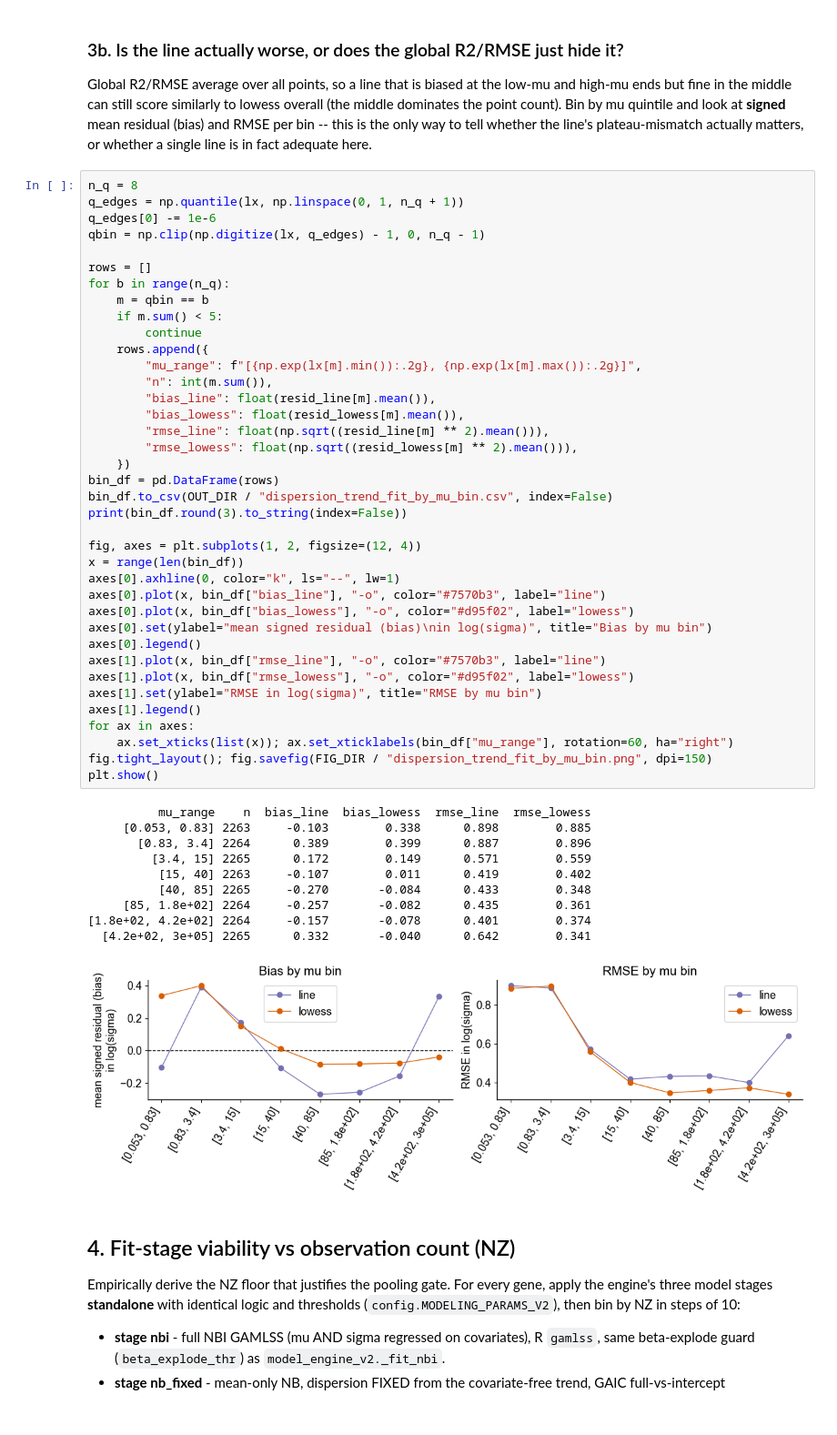
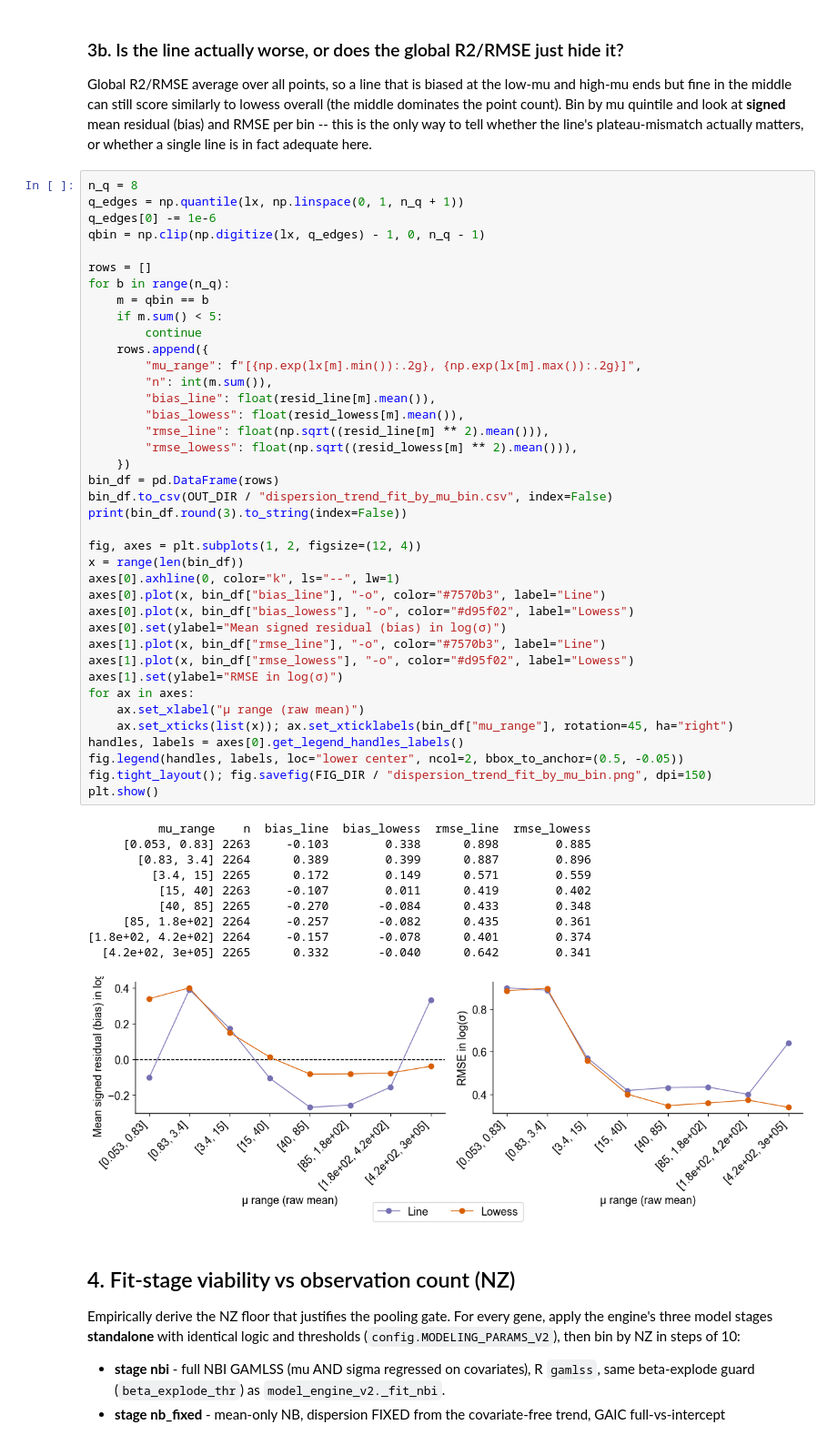
Before and after one commit to jmj3078/cfRNA_Disentaglement, a Jupyter notebook: EDA_Modeling/modeling_criteria_eda.ipynb, the cells around one changed output. Shown at 91% size. Drawn from its saved outputs; the diff is of its cells as text.

```diff
--- a/EDA_Modeling/modeling_criteria_eda.ipynb
+++ b/EDA_Modeling/modeling_criteria_eda.ipynb
@@ -225,43 +226,44 @@ for b in range(n_q):
     if m.sum() < 5:
         continue
     rows.append({
         "mu_range": f"[{np.exp(lx[m].min()):.2g}, {np.exp(lx[m].max()):.2g}]",
         "n": int(m.sum()),
         "bias_line": float(resid_line[m].mean()),
         "bias_lowess": float(resid_lowess[m].mean()),
         "rmse_line": float(np.sqrt((resid_line[m] ** 2).mean())),
         "rmse_lowess": float(np.sqrt((resid_lowess[m] ** 2).mean())),
     })
 bin_df = pd.DataFrame(rows)
 bin_df.to_csv(OUT_DIR / "dispersion_trend_fit_by_mu_bin.csv", index=False)
 print(bin_df.round(3).to_string(index=False))
 
 fig, axes = plt.subplots(1, 2, figsize=(12, 4))
 x = range(len(bin_df))
 axes[0].axhline(0, color="k", ls="--", lw=1)
-axes[0].plot(x, bin_df["bias_line"], "-o", color="#7570b3", label="line")
-axes[0].plot(x, bin_df["bias_lowess"], "-o", color="#d95f02", label="lowess")
-axes[0].set(ylabel="mean signed residual (bias)\nin log(sigma)", title="Bias by mu bin")
-axes[0].legend()
-axes[1].plot(x, bin_df["rmse_line"], "-o", color="#7570b3", label="line")
-axes[1].plot(x, bin_df["rmse_lowess"], "-o", color="#d95f02", label="lowess")
-axes[1].set(ylabel="RMSE in log(sigma)", title="RMSE by mu bin")
-axes[1].legend()
+axes[0].plot(x, bin_df["bias_line"], "-o", color="#7570b3", label="Line")
+axes[0].plot(x, bin_df["bias_lowess"], "-o", color="#d95f02", label="Lowess")
+axes[0].set(ylabel="Mean signed residual (bias) in log(σ)")
+axes[1].plot(x, bin_df["rmse_line"], "-o", color="#7570b3", label="Line")
+axes[1].plot(x, bin_df["rmse_lowess"], "-o", color="#d95f02", label="Lowess")
+axes[1].set(ylabel="RMSE in log(σ)")
 for ax in axes:
-    ax.set_xticks(list(x)); ax.set_xticklabels(bin_df["mu_range"], rotation=60, ha="right")
+    ax.set_xlabel("μ range (raw mean)")
+    ax.set_xticks(list(x)); ax.set_xticklabels(bin_df["mu_range"], rotation=45, ha="right")
+handles, labels = axes[0].get_legend_handles_labels()
+fig.legend(handles, labels, loc="lower center", ncol=2, bbox_to_anchor=(0.5, -0.05))
 fig.tight_layout(); fig.savefig(FIG_DIR / "dispersion_trend_fit_by_mu_bin.png", dpi=150)
 plt.show()
 # %% [output]
           mu_range    n  bias_line  bias_lowess  rmse_line  rmse_lowess
      [0.053, 0.83] 2263     -0.103        0.338      0.898        0.885
        [0.83, 3.4] 2264      0.389        0.399      0.887        0.896
          [3.4, 15] 2265      0.172        0.149      0.571        0.559
           [15, 40] 2263     -0.107        0.011      0.419        0.402
           [40, 85] 2265     -0.270       -0.084      0.433        0.348
      [85, 1.8e+02] 2264     -0.257       -0.082      0.435        0.361
 [1.8e+02, 4.2e+02] 2264     -0.157       -0.078      0.401        0.374
   [4.2e+02, 3e+05] 2265      0.332       -0.040      0.642        0.341
-[figure, old version]
+[figure, new version]
 # %% [markdown]
 ## 4. Fit-stage viability vs observation count (NZ)
 
```
Also changed, not shown: parts of 7 cells of this notebook, 16 other files.
